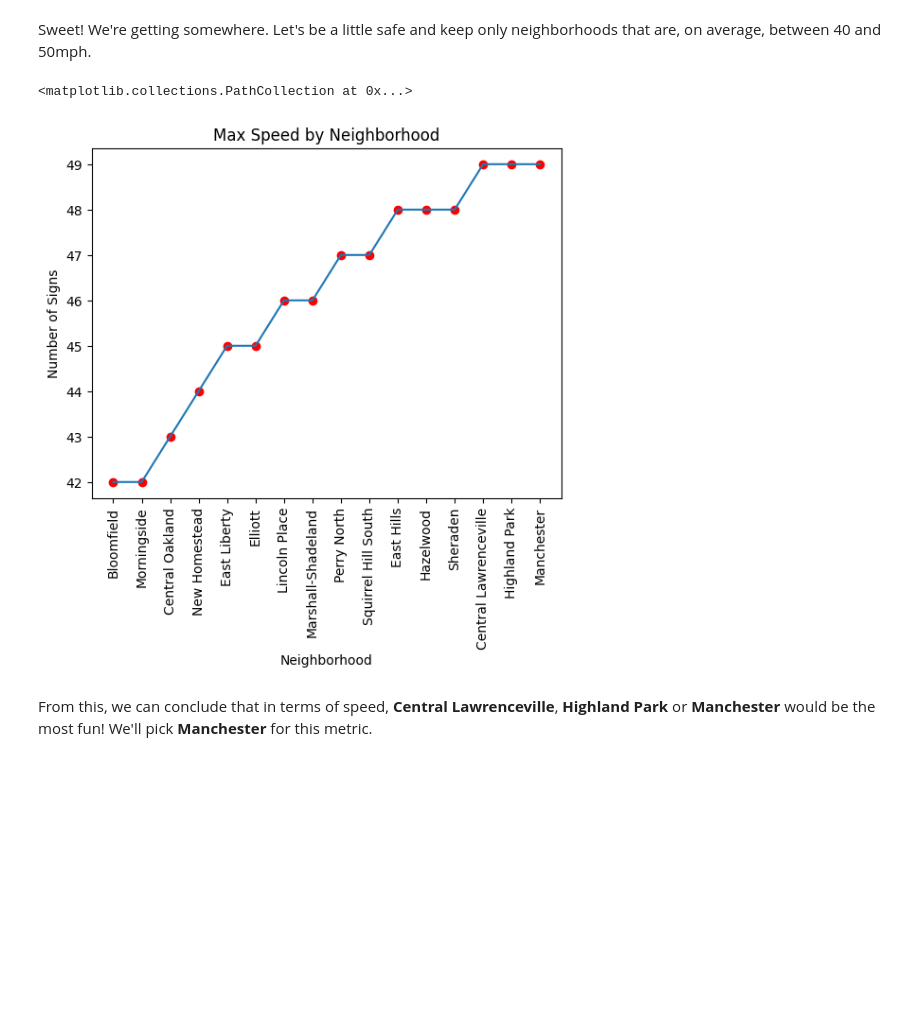
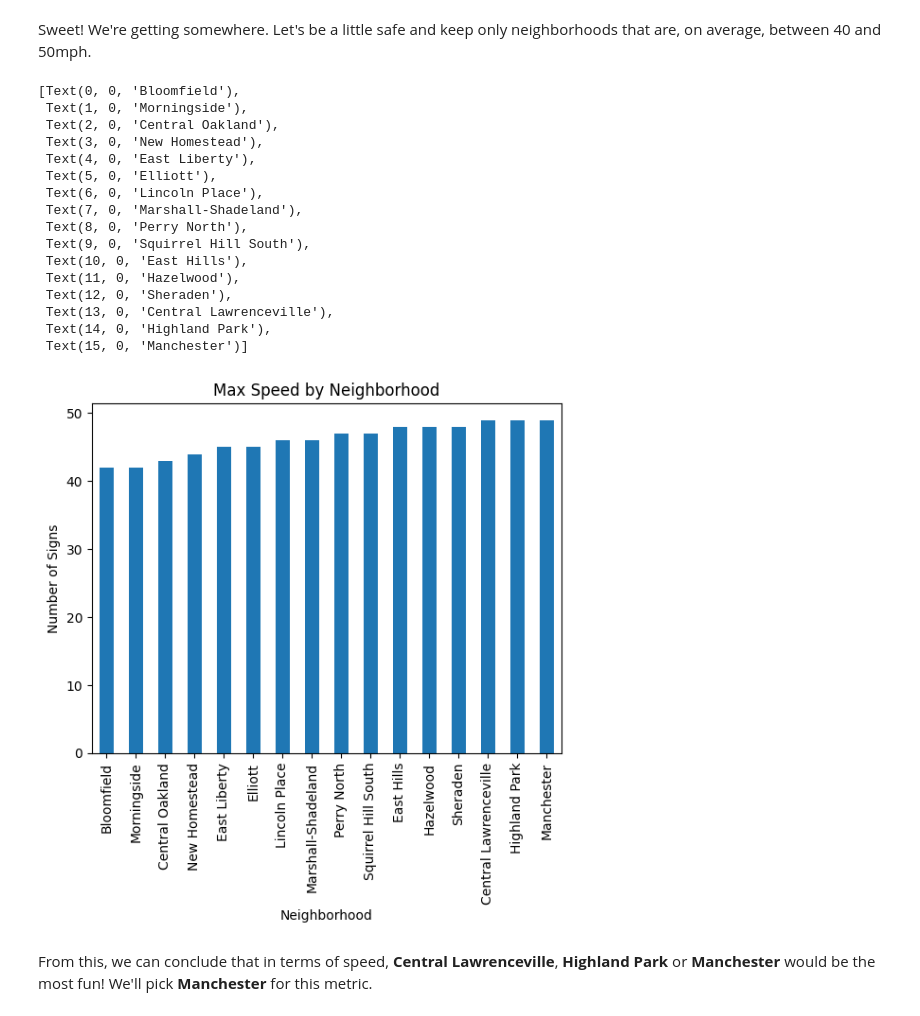
Before and after one commit to patelpratham11/Final_Project, a Jupyter notebook: Final_Report.ipynb, the cells around one changed output. Drawn from its saved outputs; the diff is of its cells as text; code cells hidden in the pictures; blank space fills up the shorter version.

```diff
--- a/Final_Report.ipynb
+++ b/Final_Report.ipynb
@@ -157,19 +196,29 @@ Sweet! We're getting somewhere. Let's be a little safe and keep only neighborhoo
 # %%
 average_speed = speed[(speed['max_speed'] > 40) & (speed['max_speed'] < 50)].groupby('neighborhood')['max_speed'].mean().sort_values(ascending=True)
 
 
-graph = average_speed.plot(kind='line', title="Max Speed by Neighborhood", xlabel="Neighborhood", ylabel="Number of Signs")
+graph = average_speed.plot(kind='bar', title="Max Speed by Neighborhood", xlabel="Neighborhood", ylabel="Number of Signs")
 x_labels = average_speed.index
 graph.set_xticks(range(len(x_labels)))
 graph.set_xticklabels(x_labels, rotation=90)
-
-# add dots to the specified values
-indices = average_speed.index[:]
-values = average_speed[indices]
-graph.scatter(indices, values, color='red')
 # %% [output]
-<matplotlib.collections.PathCollection at 0x...>
+[Text(0, 0, 'Bloomfield'),
+ Text(1, 0, 'Morningside'),
+ Text(2, 0, 'Central Oakland'),
+ Text(3, 0, 'New Homestead'),
+ Text(4, 0, 'East Liberty'),
+ Text(5, 0, 'Elliott'),
+ Text(6, 0, 'Lincoln Place'),
+ Text(7, 0, 'Marshall-Shadeland'),
+ Text(8, 0, 'Perry North'),
+ Text(9, 0, 'Squirrel Hill South'),
+ Text(10, 0, 'East Hills'),
+ Text(11, 0, 'Hazelwood'),
+ Text(12, 0, 'Sheraden'),
+ Text(13, 0, 'Central Lawrenceville'),
+ Text(14, 0, 'Highland Park'),
+ Text(15, 0, 'Manchester')]
-[figure, old version]
+[figure, new version]
 # %% [markdown]
 From this, we can conclude that in terms of speed, **Central Lawrenceville**, **Highland Park** or **Manchester** would be the most fun! We'll pick **Manchester** for this metric.
 # %% [markdown]
```
Also changed, not shown: parts of 7 cells of this notebook.
